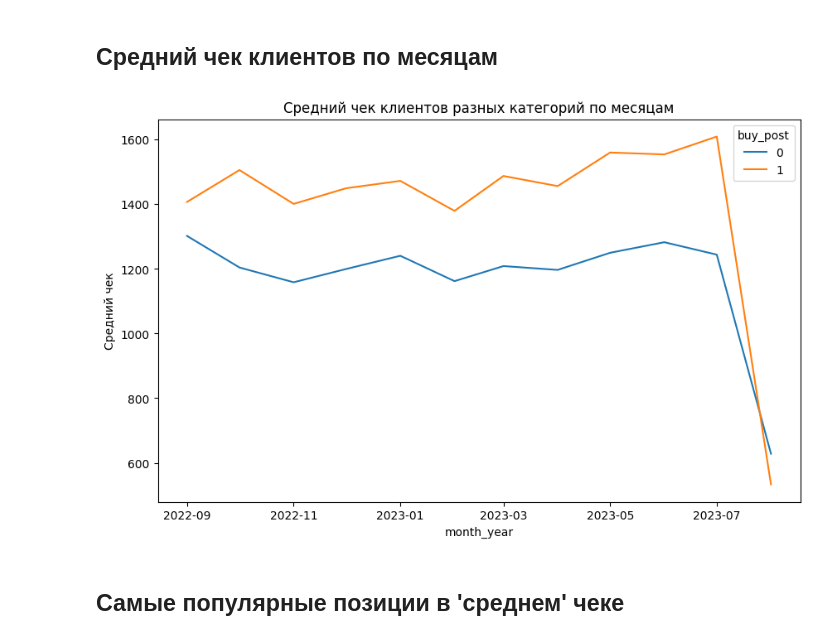
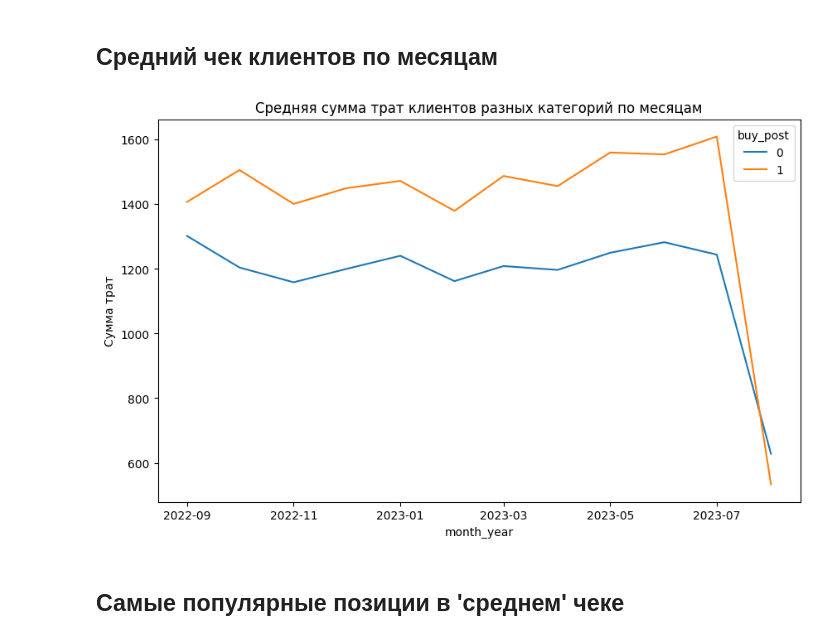
Before and after one commit to timur-nagimov/international_cp-burger_king-, a Jupyter notebook: EDA/EDA.ipynb, the cells around one changed output. Drawn from its saved outputs; the diff is of its cells as text; code cells hidden in the pictures.

```diff
--- a/EDA/EDA.ipynb
+++ b/EDA/EDA.ipynb
@@ -171,24 +171,24 @@ plt.show()
 # %%
 # Создание новой колонки month_year, которая содержит только месяц и год из startdatetime
 train_df['month_year'] = train_df['startdatetime'].dt.to_period('M')
 
 # Группировка данных по 'month_year', 'customer_id' и 'buy_post', подсчет суммы 'revenue' в каждой группе
 grouped = train_df.groupby(['month_year', 'customer_id', 'buy_post'])['revenue'].sum().reset_index()
 
 # Группировка полученных данных по 'month_year' и 'buy_post', вычисление среднего значения 'revenue'
 average_bill = grouped.groupby(['month_year', 'buy_post'])['revenue'].mean().reset_index()
 
 # Преобразование month_year обратно в формат даты
 average_bill['month_year'] = average_bill['month_year'].dt.to_timestamp()
 
 # Создание графика
 plt.figure(figsize=(10, 6))
 sns.lineplot(x='month_year', y='revenue', hue='buy_post', data=average_bill)
-plt.title('Средний чек клиентов разных категорий по месяцам')
-plt.ylabel('Средний чек')
+plt.title('Средняя сумма трат клиентов разных категорий по месяцам')
+plt.ylabel('Сумма трат')
 plt.show()
 # %% [output]
-[figure, old version]
+[figure, new version]
 # %% [markdown]
 ## Самые популярные позиции в 'среднем' чеке
 # %%
```
Also changed, not shown: parts of 7 cells of this notebook.
